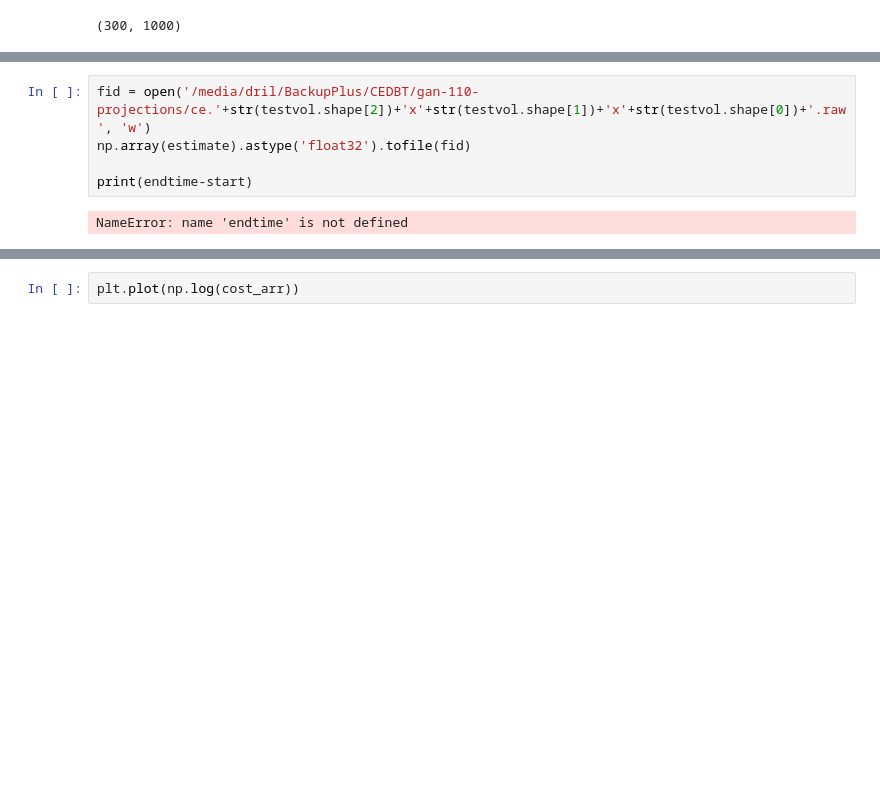
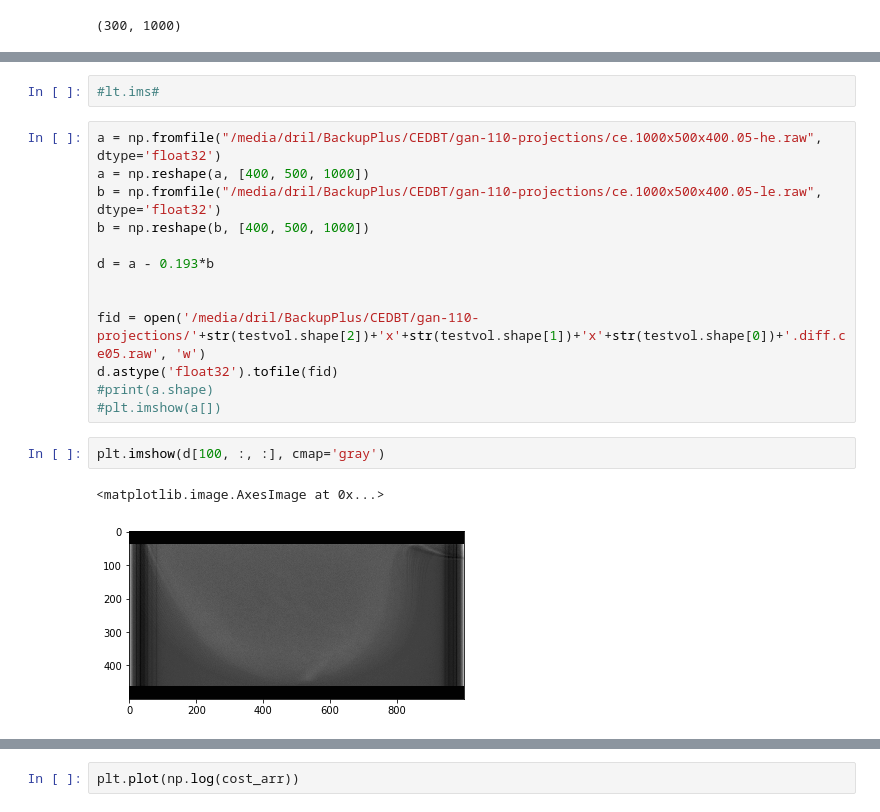
Before and after one commit to PranjalSahu/newrecon, a Jupyter notebook: astra-code.ipynb, the cells around one changed output, grey strips where cells are left out. Saved outputs shown, nothing was run; the diff lists cells and outputs as text; blank space fills up the shorter version.

```diff
--- a/astra-code.ipynb
+++ b/astra-code.ipynb
@@ -1940,7 +1949,20 @@ print(temp_back.nbytes/1024/1024/1024)
+# %%
+#lt.ims#
 # %%
-fid = open('/media/dril/BackupPlus/CEDBT/gan-110-projections/ce.'+str(testvol.shape[2])+'x'+str(testvol.shape[1])+'x'+str(testvol.shape[0])+'.raw', 'w')
-np.array(estimate).astype('float32').tofile(fid)
+a = np.fromfile("/media/dril/BackupPlus/CEDBT/gan-110-projections/ce.1000x500x400.05-he.raw", dtype='float32')
+a = np.reshape(a, [400, 500, 1000])
+b = np.fromfile("/media/dril/BackupPlus/CEDBT/gan-110-projections/ce.1000x500x400.05-le.raw", dtype='float32')
+b = np.reshape(b, [400, 500, 1000])
 
-print(endtime-start)
+d = a - 0.193*b
+
+
+fid = open('/media/dril/BackupPlus/CEDBT/gan-110-projections/'+str(testvol.shape[2])+'x'+str(testvol.shape[1])+'x'+str(testvol.shape[0])+'.diff.ce05.raw', 'w')
+d.astype('float32').tofile(fid)
+#print(a.shape)
+#plt.imshow(a[])
-# %% [output]
-NameError: name 'endtime' is not defined
+# %%
+plt.imshow(d[100, :, :], cmap='gray')
+# %% [output]
+<matplotlib.image.AxesImage at 0x...>
+[figure, added]
```
Also changed, not shown: parts of 10 cells of this notebook.
